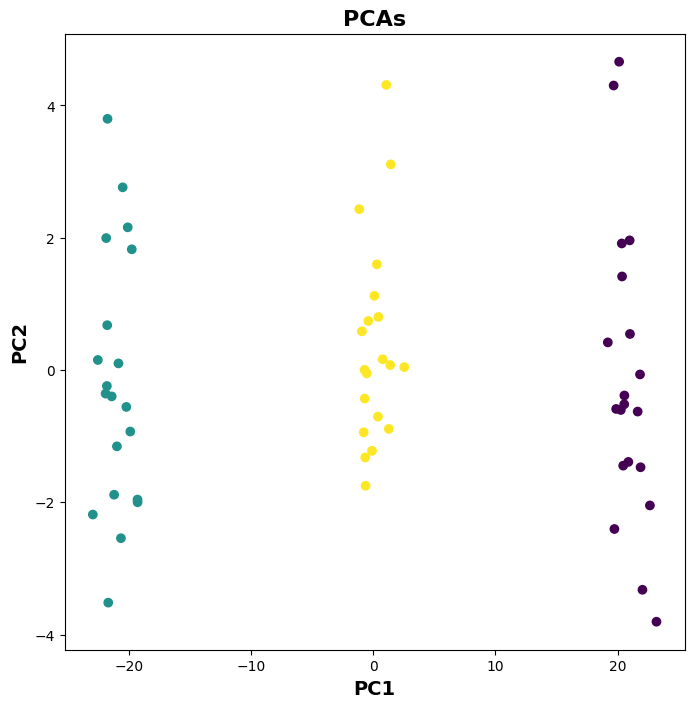
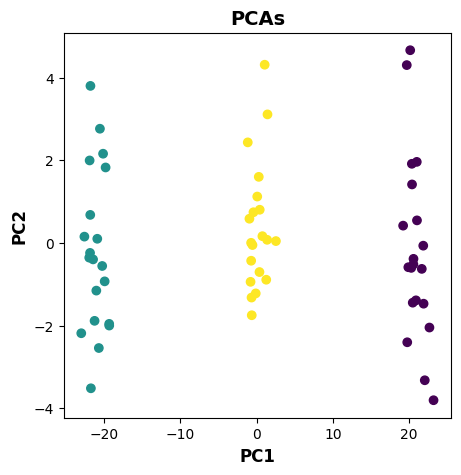
The change to this notebook cell's code, shown as a diff; its figure went from the first image to the second:
--- before
+++ after
@@ -1,7 +1,7 @@
 # Biplot visualization
 i, j = 0, 1 # which component
-fig, ax = plt.subplots(1, 1, figsize=(8,8))
+fig, ax = plt.subplots(1, 1, figsize=(5,5))
 ax.scatter(scores[:, 0], scores[:, 1], c=y)
-ax.set_title('PCAs', **title_args)
-ax.set_xlabel('PC%d' % (i+1), **axis_args)
-ax.set_ylabel('PC%d' % (j+1), **axis_args);
+ax.set_title('PCAs', **title_args_small)
+ax.set_xlabel('PC%d' % (i+1), **axis_args_small)
+ax.set_ylabel('PC%d' % (j+1), **axis_args_small);

Commit: updating images